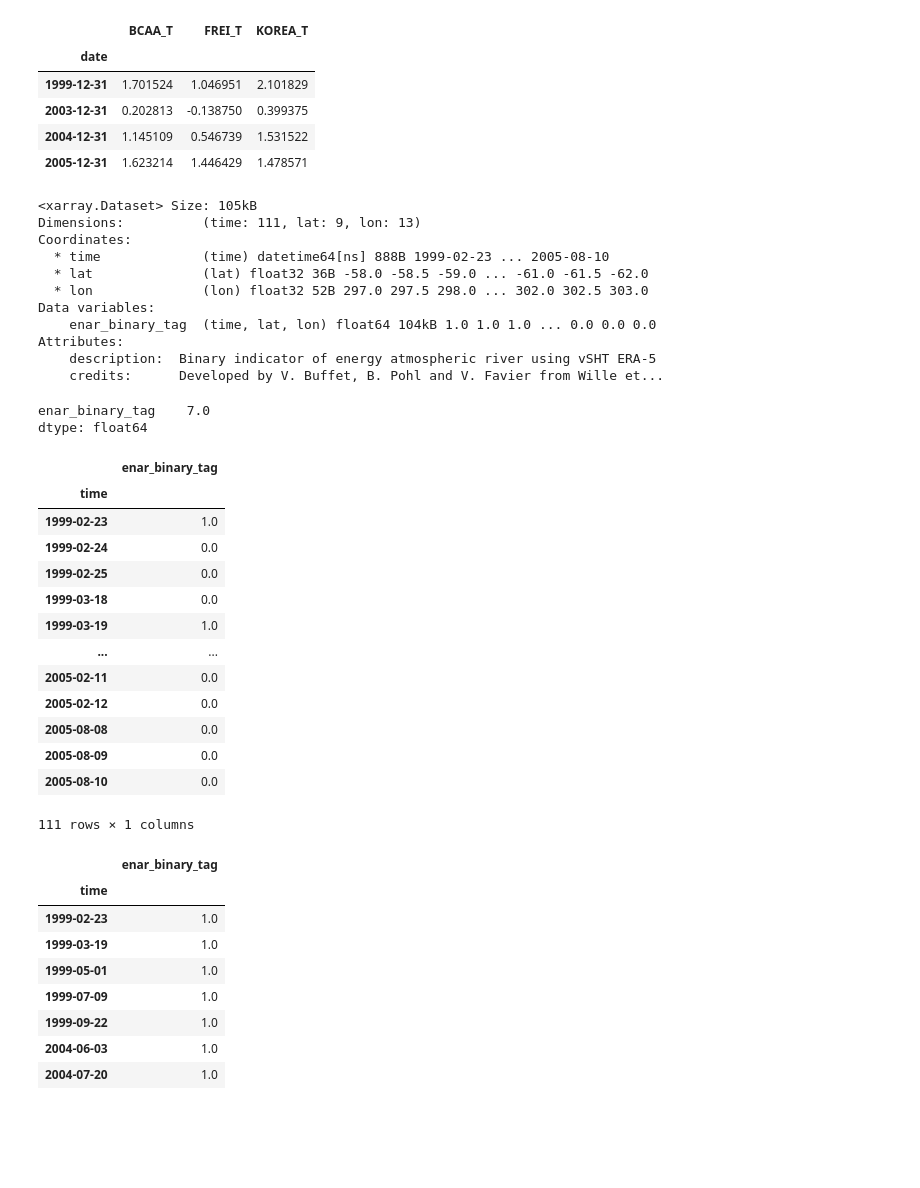
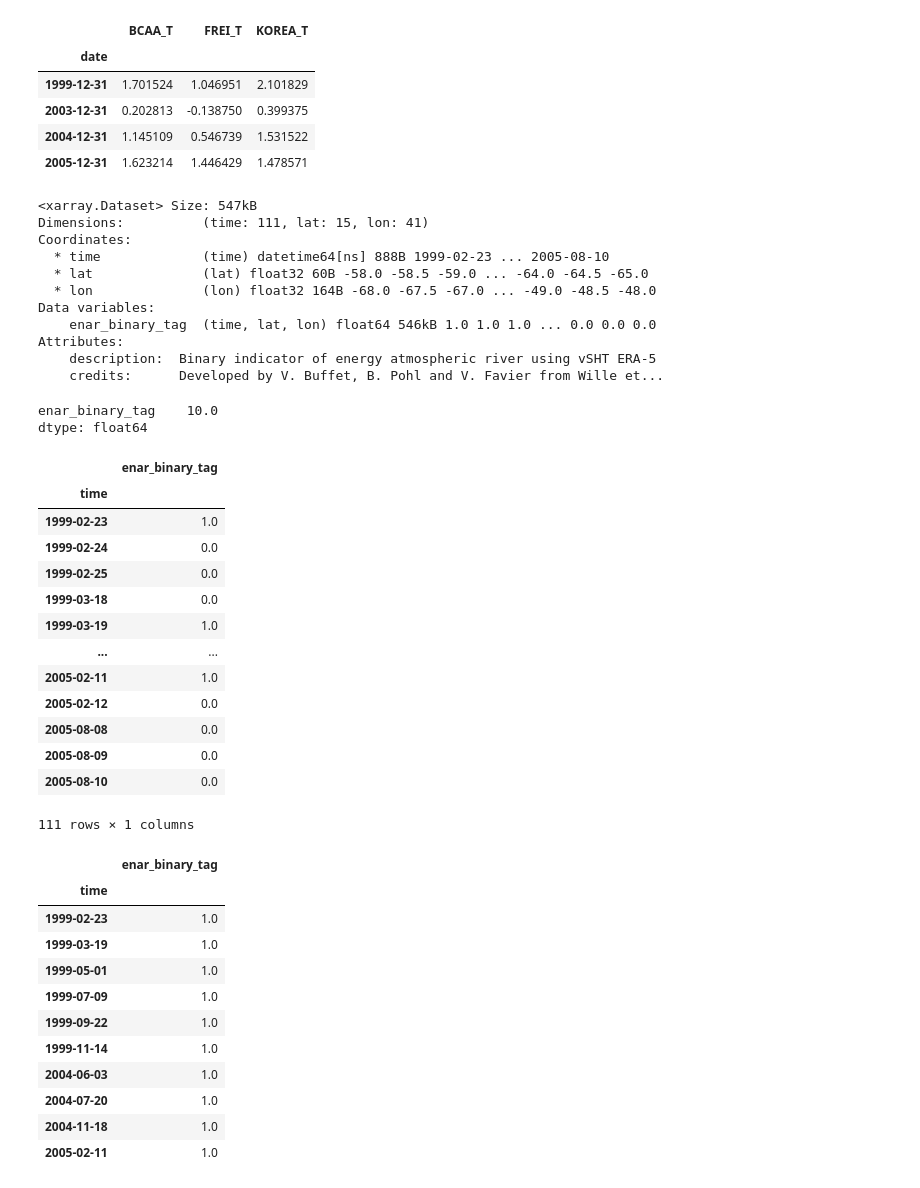
Before and after one commit to cryohydromettools/ARs_SSI_FEL, a Jupyter notebook: 2_Juntar_ARs_EC.ipynb, the cells around one changed output. Drawn from its saved outputs; the diff is of its cells as text; code cells hidden in the pictures; blank space fills up the shorter version.

```diff
--- a/2_Juntar_ARs_EC.ipynb
+++ b/2_Juntar_ARs_EC.ipynb
@@ -36,24 +36,29 @@ filenames = ['/home/cr2/cmtorres/ARs_DATA/vSHT/vSHT_1999.nc',
             '/home/cr2/cmtorres/ARs_DATA/vSHT/vSHT_2004.nc',
             '/home/cr2/cmtorres/ARs_DATA/vSHT/vSHT_2005.nc',]
 
-ds1 = xr.open_dataset(filenames[0]).sel(lon=slice(297, 303), lat=slice(-58,-62))
-ds2 = xr.open_dataset(filenames[1]).sel(lon=slice(297, 303), lat=slice(-58,-62))
-ds3 = xr.open_dataset(filenames[2]).sel(lon=slice(297, 303), lat=slice(-58,-62))
-ds4 = xr.open_dataset(filenames[3]).sel(lon=slice(297, 303), lat=slice(-58,-62))
+ds1 = xr.open_dataset(filenames[0])#.sel(lon=slice(297, 303), lat=slice(-58,-62))
+ds2 = xr.open_dataset(filenames[1])#.sel(lon=slice(297, 303), lat=slice(-58,-62))
+ds3 = xr.open_dataset(filenames[2])#.sel(lon=slice(297, 303), lat=slice(-58,-62))
+ds4 = xr.open_dataset(filenames[3])#.sel(lon=slice(297, 303), lat=slice(-58,-62))
 # %%
 ds = xr.merge([ds1, ds2, ds3, ds4])
+# %%
+ds.coords['lon'] = (ds.coords['lon'] + 180) % 360 - 180
+ds = ds.sortby(ds.lon)
+ds_com = ds.copy()
+ds = ds.sel(lon=slice(-68, -48), lat=slice(-58,-65))
 # %%
-ds_SSI = ds.sel(time=df.index.values, )
+ds_SSI = ds.sel(time=df.index.values)
 ds_SSI
 # %% [output]
-<xarray.Dataset> Size: 105kB
-Dimensions:          (time: 111, lat: 9, lon: 13)
+<xarray.Dataset> Size: 547kB
+Dimensions:          (time: 111, lat: 15, lon: 41)
 Coordinates:
   * time             (time) datetime64[ns] 888B 1999-02-23 ... 2005-08-10
-  * lat              (lat) float32 36B -58.0 -58.5 -59.0 ... -61.0 -61.5 -62.0
-  * lon              (lon) float32 52B 297.0 297.5 298.0 ... 302.0 302.5 303.0
+  * lat              (lat) float32 60B -58.0 -58.5 -59.0 ... -64.0 -64.5 -65.0
+  * lon              (lon) float32 164B -68.0 -67.5 -67.0 ... -49.0 -48.5 -48.0
 Data variables:
-    enar_binary_tag  (time, lat, lon) float64 104kB 1.0 1.0 1.0 ... 0.0 0.0 0.0
+    enar_binary_tag  (time, lat, lon) float64 546kB 1.0 1.0 1.0 ... 0.0 0.0 0.0
 Attributes:
     description:  Binary indicator of energy atmospheric river using vSHT ERA-5
     credits:      Developed by V. Buffet, B. Pohl and V. Favier from Wille et...
@@ -62,7 +67,7 @@ AR_SSI_df = ds_SSI.max(('lat','lon')).to_dataframe()
 # %%
 AR_SSI_df.sum()
 # %% [output]
-enar_binary_tag    7.0
+enar_binary_tag    10.0
 dtype: float64
 # %%
 AR_SSI_df
@@ -75,21 +80,25 @@ AR_SSI_df
 | 1999-03-18 | 0.0 |
 | 1999-03-19 | 1.0 |
 | ... | ... |
-| 2005-02-11 | 0.0 |
+| 2005-02-11 | 1.0 |
 | 2005-02-12 | 0.0 |
 | 2005-08-08 | 0.0 |
 | 2005-08-09 | 0.0 |
 | 2005-08-10 | 0.0 |
 111 rows × 1 columns
 # %%
-AR_SSI_df.where(AR_SSI_df['enar_binary_tag']==1).dropna()
+AR_days = AR_SSI_df.where(AR_SSI_df['enar_binary_tag']==1).dropna()
+AR_days
 # %% [output]
 |  | enar_binary_tag |
 | time |  |
 | 1999-02-23 | 1.0 |
 | 1999-03-19 | 1.0 |
 | 1999-05-01 | 1.0 |
 | 1999-07-09 | 1.0 |
 | 1999-09-22 | 1.0 |
+| 1999-11-14 | 1.0 |
 | 2004-06-03 | 1.0 |
 | 2004-07-20 | 1.0 |
+| 2004-11-18 | 1.0 |
+| 2005-02-11 | 1.0 |
```
Also changed, not shown: parts of 3 cells of this notebook.
